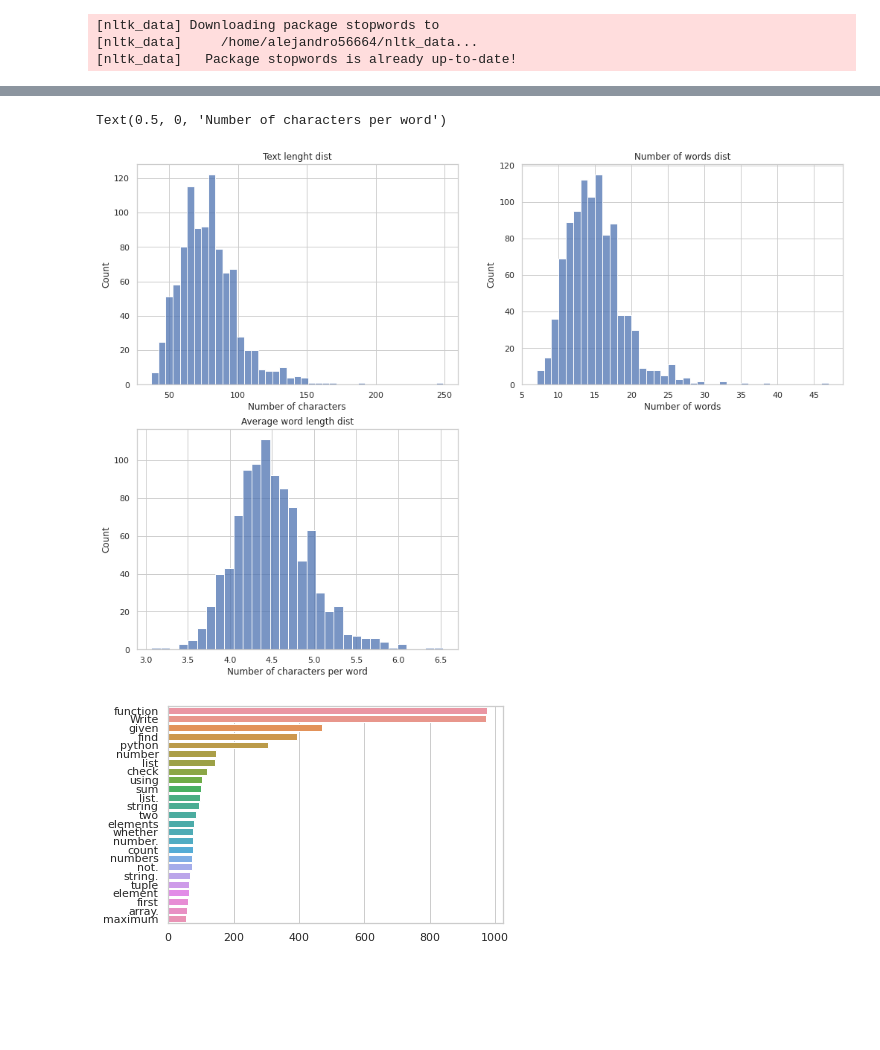
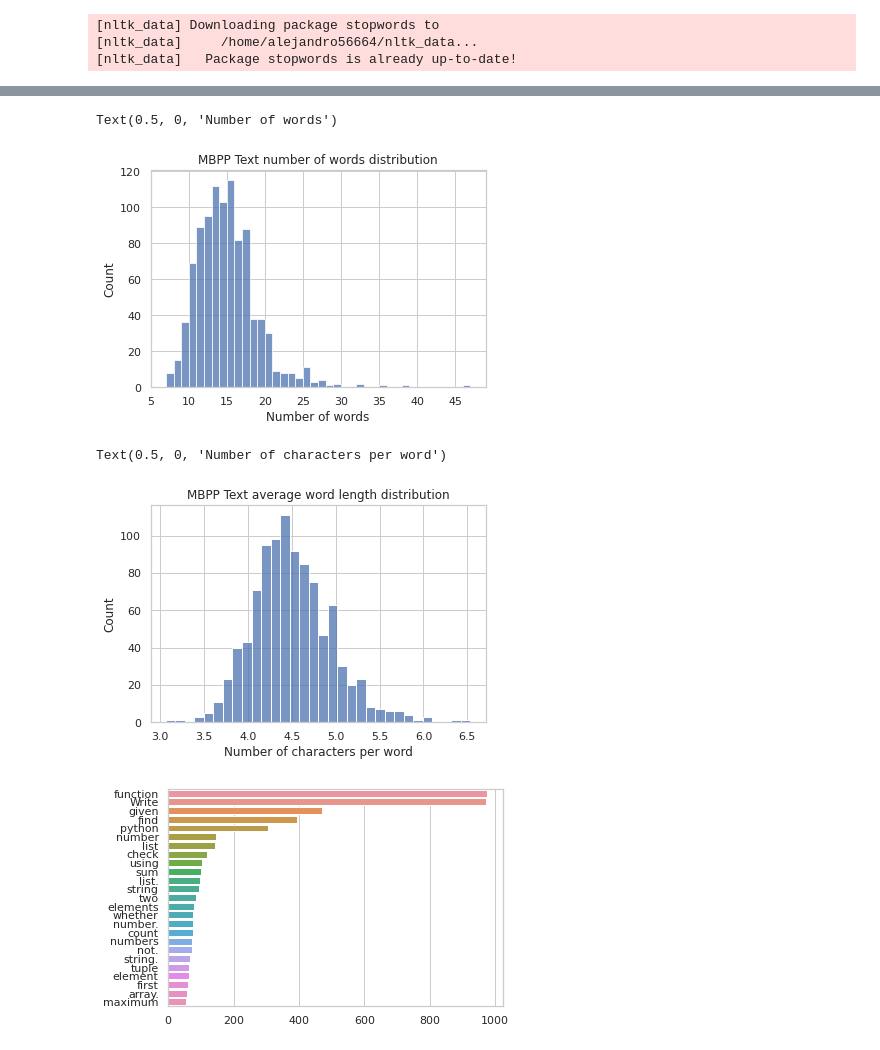
Before and after one commit to alejandro56664-2/final-project-intro-ds-2022-1, a Jupyter notebook: 3_eda/exploratory_data_analysis.ipynb, the cells around one changed output, grey strips where cells are left out. Cells and saved outputs as stored; diff of their text form; code cells hidden in the pictures; blank space fills up the shorter version.

```diff
--- a/3_eda/exploratory_data_analysis.ipynb
+++ b/3_eda/exploratory_data_analysis.ipynb
@@ -545,25 +589,19 @@ TODO
+# %%
+# number of words
+ax = sns.histplot(data=mbpp_df['text'].str.split().map(lambda x: len(x)))
+ax.set_title('MBPP Text number of words distribution')
+ax.set_xlabel('Number of words')
+# %% [output]
+Text(0.5, 0, 'Number of words')
+[figure, added]
 # %%
-plt.figure(figsize=(17,12))
-plt.subplot(2, 2, 1)
-# length distribution of problem statement
-ax = sns.histplot(data=mbpp_df['text'].str.len())
-ax.set_title('Text lenght dist')
-ax.set_xlabel('Number of characters')
-
-plt.subplot(2, 2, 2)
-# number of words
-ax = sns.histplot(data=mbpp_df['text'].str.split().map(lambda x: len(x)))
-ax.set_title('Number of words dist')
-ax.set_xlabel('Number of words')
-
-plt.subplot(2, 2, 3)
 # average word length
 ax = sns.histplot(data=mbpp_df['text'].str.split().apply(lambda x : [len(i) for i in x]).map(lambda x: np.mean(x)))
-ax.set_title('Average word length dist')
+ax.set_title('MBPP Text average word length distribution')
 ax.set_xlabel('Number of characters per word')
 # %% [output]
 Text(0.5, 0, 'Number of characters per word')
-[figure, old version]
+[figure, new version]
 # %%
 plot_top_non_stopwords_barchart(mbpp_df['text'])
 # %% [output]
```
Also changed, not shown: parts of 24 cells of this notebook.
